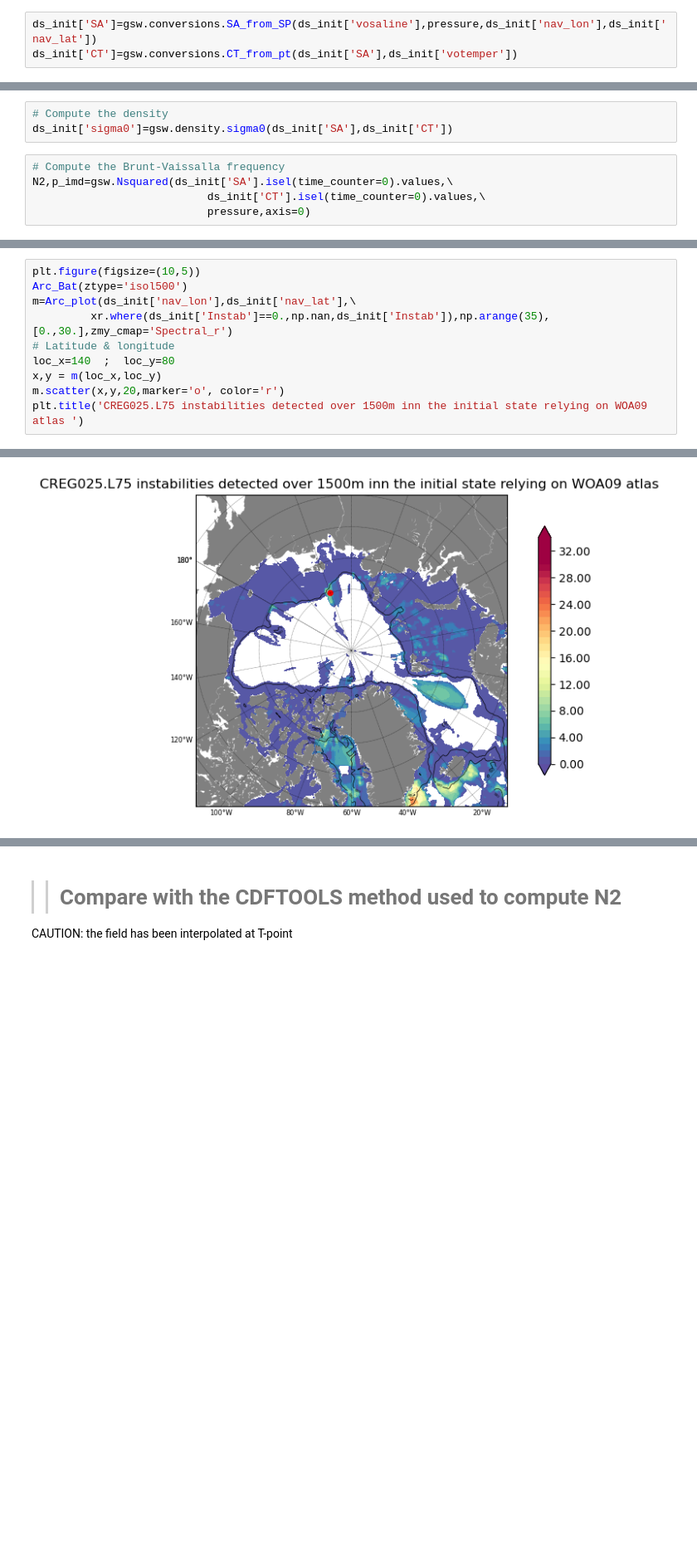
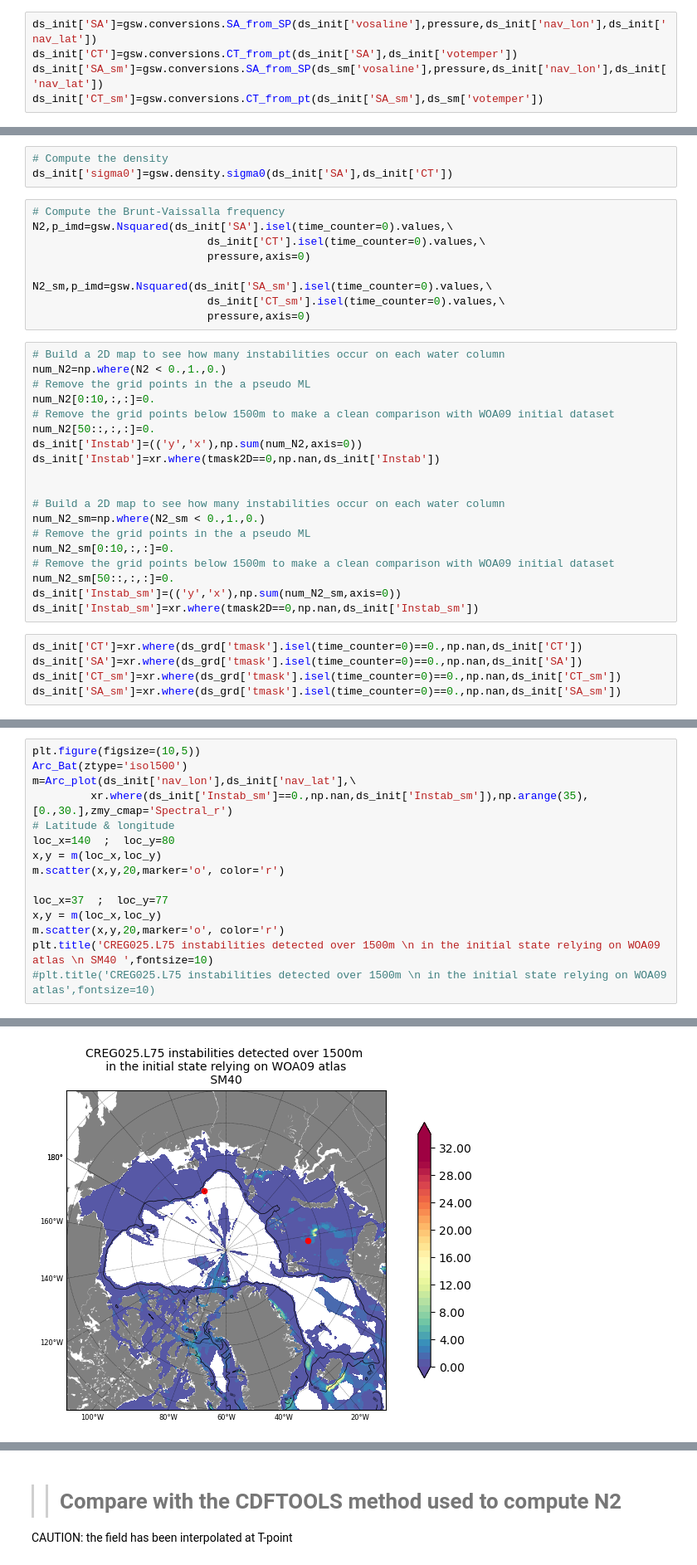
Before and after one commit to ctalandi/TOOLS, a Jupyter notebook: OTHERS/CREG025.L75_InitialStateDensityInv.ipynb, the cells around one changed output, grey strips where cells are left out. Shown at 83% size. Cells and saved outputs as stored; diff of their text form; blank space fills up the shorter version.

Commit message:
Add a grid point vertical profile in the Barents sea

```diff
--- a/OTHERS/CREG025.L75_InitialStateDensityInv.ipynb
+++ b/OTHERS/CREG025.L75_InitialStateDensityInv.ipynb
@@ -366,6 +388,8 @@ pressure=gsw.p_from_z(-ds_init['nav_lev'],ds_init['nav_lat'])
 # %%
 ds_init['SA']=gsw.conversions.SA_from_SP(ds_init['vosaline'],pressure,ds_init['nav_lon'],ds_init['nav_lat'])
 ds_init['CT']=gsw.conversions.CT_from_pt(ds_init['SA'],ds_init['votemper'])
+ds_init['SA_sm']=gsw.conversions.SA_from_SP(ds_sm['vosaline'],pressure,ds_init['nav_lon'],ds_init['nav_lat'])
+ds_init['CT_sm']=gsw.conversions.CT_from_pt(ds_init['SA_sm'],ds_sm['votemper'])
 # %%
 ds_init
 # %% [output]
@@ -394,6 +418,34 @@ ds_init['sigma0']=gsw.density.sigma0(ds_init['SA'],ds_init['CT'])
 N2,p_imd=gsw.Nsquared(ds_init['SA'].isel(time_counter=0).values,\
                            ds_init['CT'].isel(time_counter=0).values,\
                            pressure,axis=0)
+
+N2_sm,p_imd=gsw.Nsquared(ds_init['SA_sm'].isel(time_counter=0).values,\
+                           ds_init['CT_sm'].isel(time_counter=0).values,\
+                           pressure,axis=0)
+# %%
+# Build a 2D map to see how many instabilities occur on each water column
+num_N2=np.where(N2 < 0.,1.,0.)
+# Remove the grid points in the a pseudo ML
+num_N2[0:10,:,:]=0.
+# Remove the grid points below 1500m to make a clean comparison with WOA09 initial dataset
+num_N2[50::,:,:]=0.
+ds_init['Instab']=(('y','x'),np.sum(num_N2,axis=0))
+ds_init['Instab']=xr.where(tmask2D==0,np.nan,ds_init['Instab'])
+
+
+# Build a 2D map to see how many instabilities occur on each water column
+num_N2_sm=np.where(N2_sm < 0.,1.,0.)
+# Remove the grid points in the a pseudo ML
+num_N2_sm[0:10,:,:]=0.
+# Remove the grid points below 1500m to make a clean comparison with WOA09 initial dataset
+num_N2_sm[50::,:,:]=0.
+ds_init['Instab_sm']=(('y','x'),np.sum(num_N2_sm,axis=0))
+ds_init['Instab_sm']=xr.where(tmask2D==0,np.nan,ds_init['Instab_sm'])
+# %%
+ds_init['CT']=xr.where(ds_grd['tmask'].isel(time_counter=0)==0.,np.nan,ds_init['CT'])
+ds_init['SA']=xr.where(ds_grd['tmask'].isel(time_counter=0)==0.,np.nan,ds_init['SA'])
+ds_init['CT_sm']=xr.where(ds_grd['tmask'].isel(time_counter=0)==0.,np.nan,ds_init['CT_sm'])
+ds_init['SA_sm']=xr.where(ds_grd['tmask'].isel(time_counter=0)==0.,np.nan,ds_init['SA_sm'])
 # %%
 plt.figure(figsize=(10,7))
 
@@ -473,10 +564,15 @@ Data variables: (12/24)
 plt.figure(figsize=(10,5))
 Arc_Bat(ztype='isol500')
 m=Arc_plot(ds_init['nav_lon'],ds_init['nav_lat'],\
-         xr.where(ds_init['Instab']==0.,np.nan,ds_init['Instab']),np.arange(35),[0.,30.],zmy_cmap='Spectral_r')
+         xr.where(ds_init['Instab_sm']==0.,np.nan,ds_init['Instab_sm']),np.arange(35),[0.,30.],zmy_cmap='Spectral_r')
 # Latitude & longitude
 loc_x=140  ;  loc_y=80
 x,y = m(loc_x,loc_y)
 m.scatter(x,y,20,marker='o', color='r')
-plt.title('CREG025.L75 instabilities detected over 1500m inn the initial state relying on WOA09 atlas ')
+
+loc_x=37  ;  loc_y=77
+x,y = m(loc_x,loc_y)
+m.scatter(x,y,20,marker='o', color='r')
+plt.title('CREG025.L75 instabilities detected over 1500m \n in the initial state relying on WOA09 atlas \n SM40 ',fontsize=10)
+#plt.title('CREG025.L75 instabilities detected over 1500m \n in the initial state relying on WOA09 atlas',fontsize=10)
 # %% [output]
@@ -484,2 +580,2 @@ Text(0.5, 1.0, 'CREG025.L75 instabilities detected over 1500m inn the initial st
-[figure, old version]
+[figure, new version]
 # %%
```
Also changed, not shown: parts of 15 cells of this notebook.
